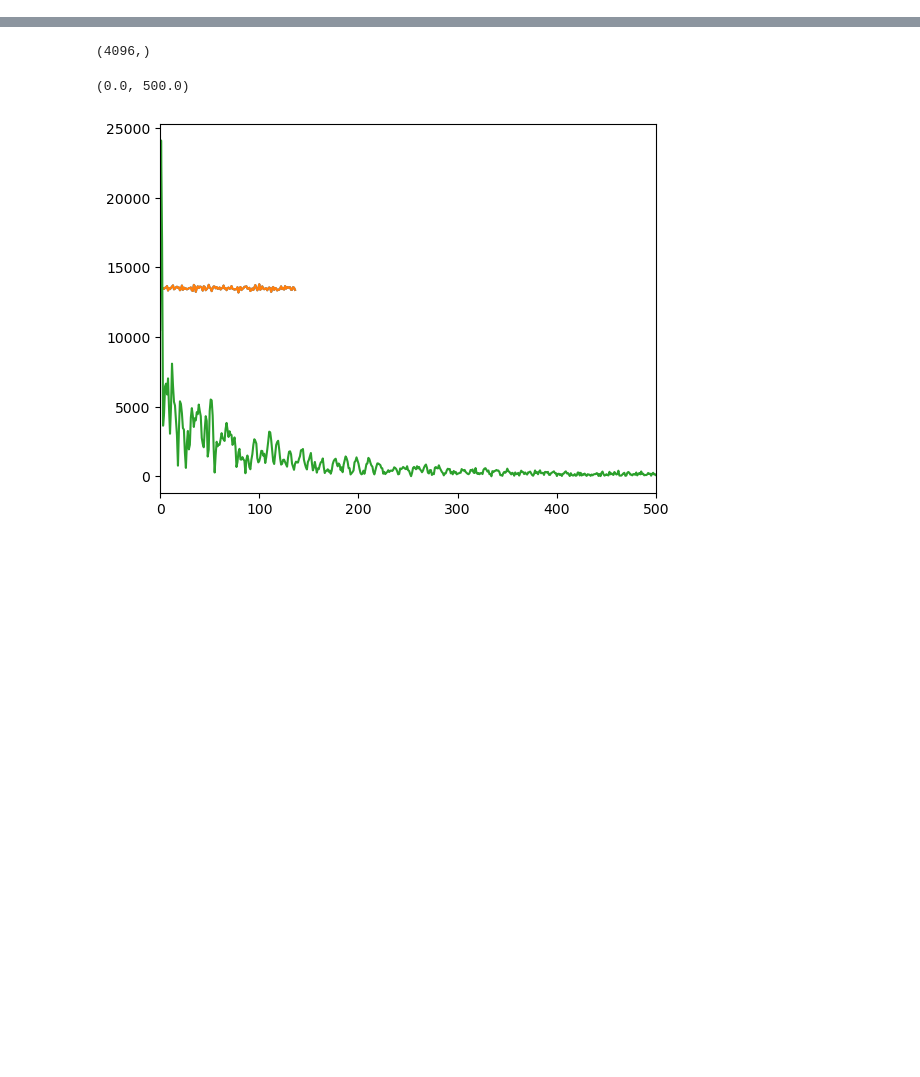
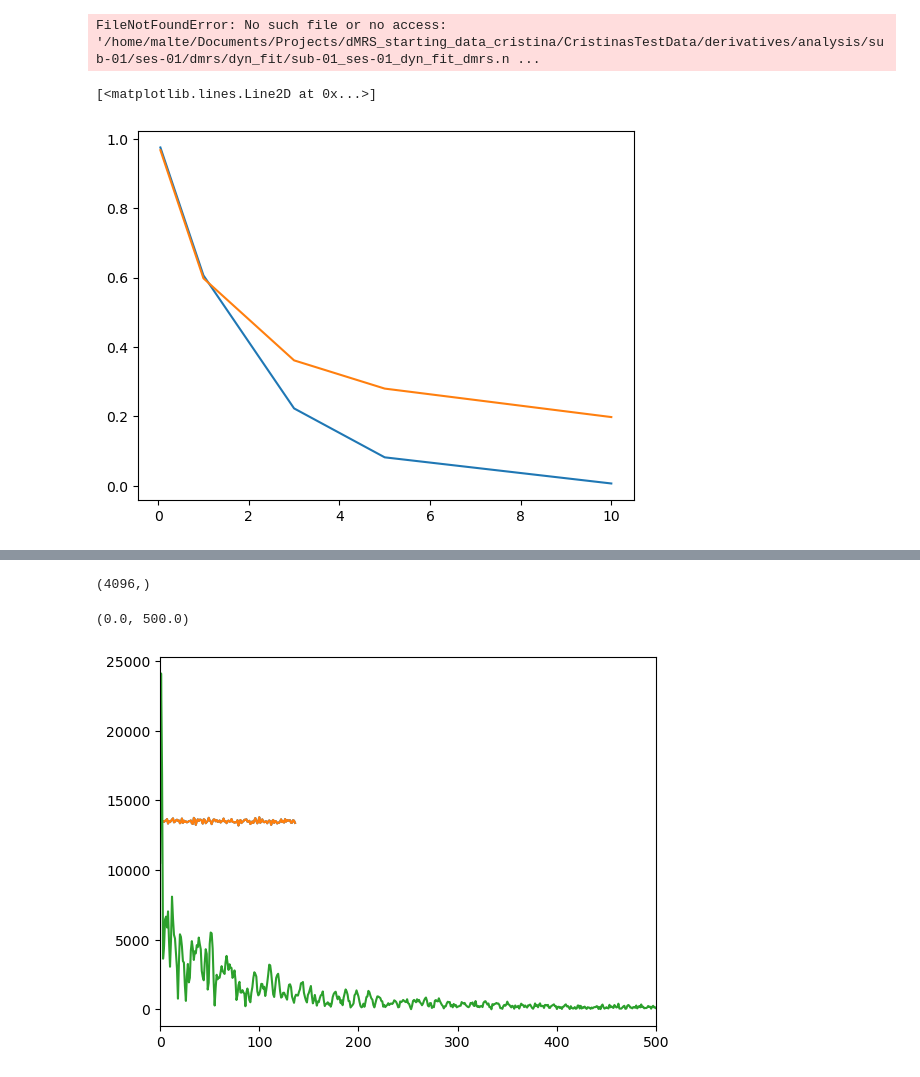
Before and after one commit to rita-o/dMRSI, a Jupyter notebook: scratch.ipynb, the cells around one changed output, grey strips where cells are left out. Drawn from its saved outputs; the diff is of its cells as text; code cells hidden in the pictures; blank space fills up the shorter version.

Commit message:
Callaghan model in fsl_mrs implemented and running :)

```diff
--- a/scratch.ipynb
+++ b/scratch.ipynb
@@ -0,0 +35,3 @@
+# %%
+data_path   = cfg['data_path']
+scan_list   = pd.read_excel(os.path.join(data_path, 'ScanList.xlsx'))
@@ -0,0 +58,12 @@
+# %%
+
+
+data_filename  = bids_strc.get_path('dmrs.nii.gz')
+data           = mrs_io.read_FID(data_filename)
+dmrs_list      = data.mrs(basis_file=basis_filename)
+bvals          = data.dynamic_hdr_vals()[-1].flatten().astype(float)
+
+bvals_filename = bids_strc.get_path('bvals')
+new_filename   = bids_strc.get_path('dmrs_lowb.nii.gz')
+# %% [output]
+FileNotFoundError: No such file or no access: '/home/malte/Documents/Projects/dMRS_starting_data_cristina/CristinasTestData/derivatives/analysis/sub-01/ses-01/dmrs/dyn_fit/sub-01_ses-01_dyn_fit_dmrs.n ...
@@ -0,0 +73,25 @@
+# %%
+def model_biexp(p,t):
+    # p = [amp,adc1,adc2,frac]
+    return p[0]*(p[3]*exp(-p[1]*t)+(1-p[3])*exp(-p[2]*t))
+
+def model_callaghan(p, t):
+    # p = [amp, adc]
+    sqrtbD = sqrt(t*p[1])
+    return p[0]*sqrt(pi)/(2*sqrtbD)*erf(sqrtbD)
+
+def model_callaghan_grad(p, t):
+    bD = t*p[1]
+    sqrtbD = sqrt(bD)
+    erfsqrtbD = erf(sqrtbD)
+    g0 = sqrt(pi)/(2*sqrtbD)*erfsqrtbD
+    g1 = p[0]*(exp(-bD)  / (2 * p[1]) - sqrt(pi)*t*erfsqrtbD / (4*(t*p[1])**(3/2)))
+    return asarray([g0, g1], dtype=object)
+def model_biexp_grad(p,t):
+    e1 = exp(-p[1]*t)
+    e2 = exp(-p[2]*t)
+    g0 = p[3]*e1+(1-p[3])*e2
+    g1 = p[0]*(-p[3]*t*e1)
+    g2 = p[0]*(-(1-p[3])*t*e2)
+    g3 = p[0]*(e1-e2)
+    return asarray([g0,g1,g2,g3])
@@ -0,0 +100,9 @@
+# %%
+p_biexp = [1, .5, .5, 0.8]
+p_callaghan = [1, 2]
+# %%
+plt.plot(bvals,model_biexp(p_biexp,bvals))
+plt.plot(bvals,model_callaghan(p_callaghan,bvals))
+# %% [output]
+[<matplotlib.lines.Line2D at 0x...>]
+[figure, added]
```
Also changed, not shown: parts of 11 cells of this notebook, 25 other files.
